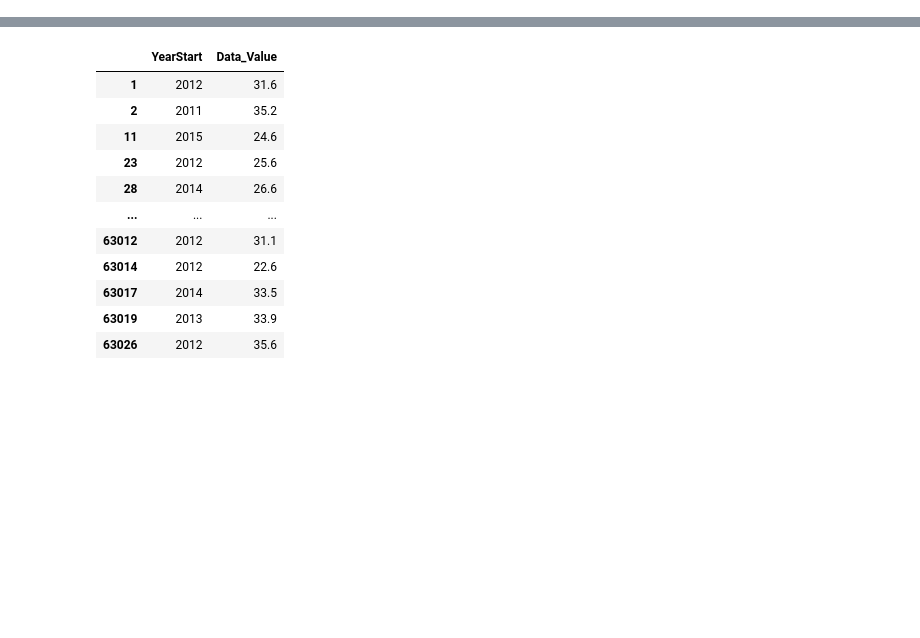
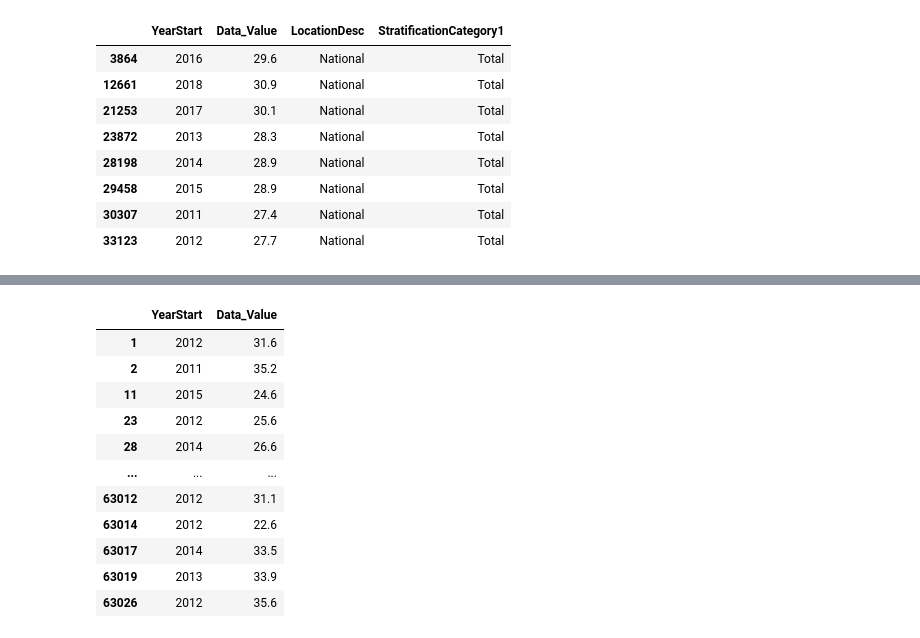
Before and after one commit to atpappa/Project1, a Jupyter notebook: DataExploration/cdc_data - Copy2.ipynb, the cells around one changed output, grey strips where cells are left out. Cells and saved outputs as stored; diff of their text form; code cells hidden in the pictures; blank space fills up the shorter version.

```diff
--- a/DataExploration/cdc_data - Copy2.ipynb
+++ b/DataExploration/cdc_data - Copy2.ipynb
@@ -31,0 +51,14 @@ trim_data = trim_data.loc[(trim_data["Question"] == "Percent of adults aged 18 y
+# %%
+filter2_data = year2_data.loc[(year2_data["LocationDesc"] == "National")]
+filter3_data = filter2_data.loc[(filter2_data["StratificationCategory1"] == "Total")]
+filter3_data
+# %% [output]
+|  | YearStart | Data_Value | LocationDesc | StratificationCategory1 |
+| 3864 | 2016 | 29.6 | National | Total |
+| 12661 | 2018 | 30.9 | National | Total |
+| 21253 | 2017 | 30.1 | National | Total |
+| 23872 | 2013 | 28.3 | National | Total |
+| 28198 | 2014 | 28.9 | National | Total |
+| 29458 | 2015 | 28.9 | National | Total |
+| 30307 | 2011 | 27.4 | National | Total |
+| 33123 | 2012 | 27.7 | National | Total |
```
Also changed, not shown: parts of 8 cells of this notebook, 5 other files.
